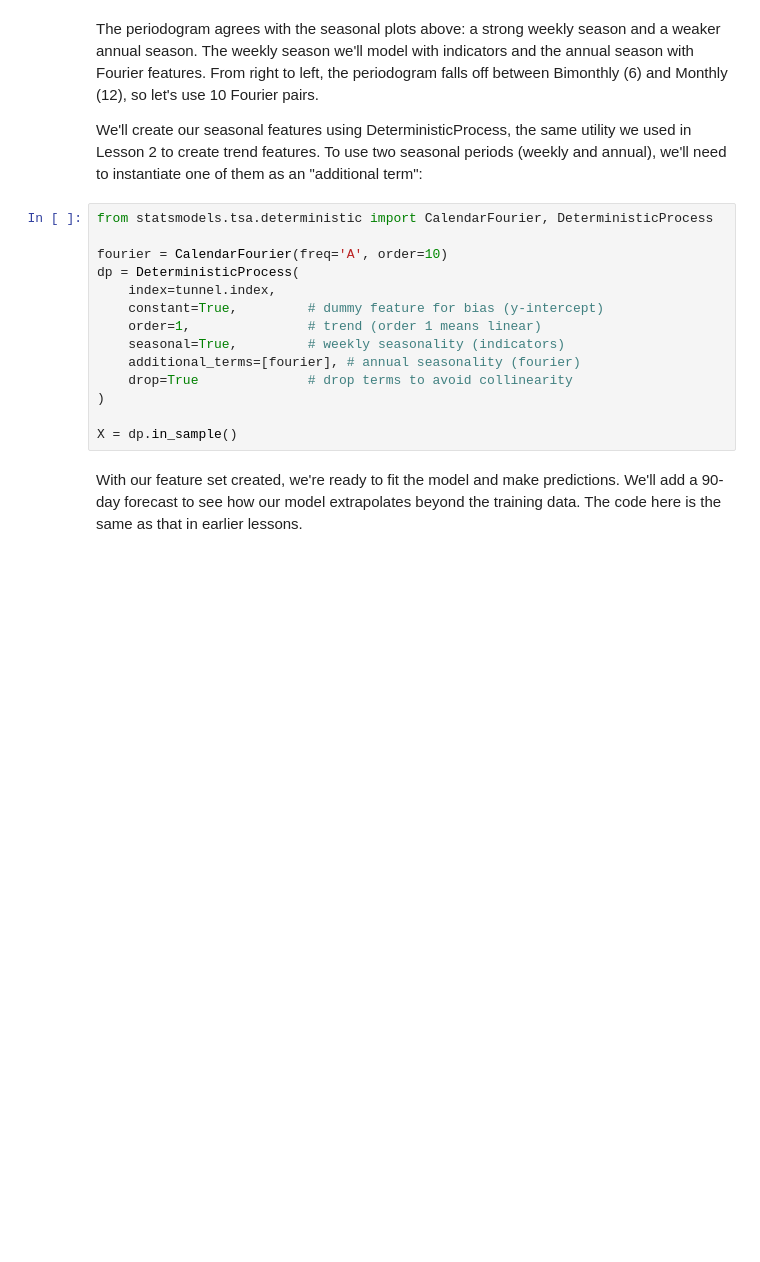
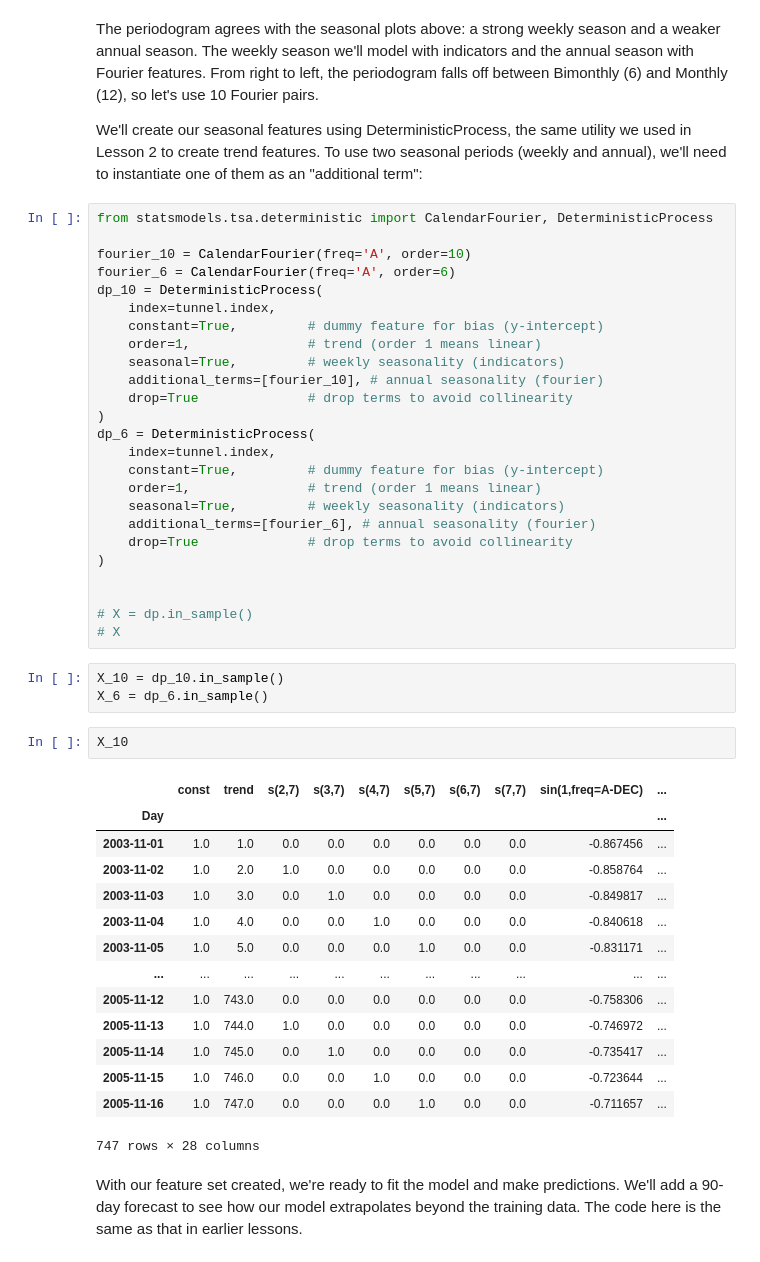
Before and after one commit to OveysSafarnejad/timeseries, a Jupyter notebook: src/intro.ipynb, the cells around one changed output. Cells and saved outputs as stored; diff of their text form; blank space fills up the shorter version.

Commit message:
Working with peiodogram to identify number of fourier pairs

```diff
--- a/src/intro.ipynb
+++ b/src/intro.ipynb
@@ -379,17 +379,48 @@ We'll create our seasonal features using DeterministicProcess, the same utility
 # %%
 from statsmodels.tsa.deterministic import CalendarFourier, DeterministicProcess
 
-fourier = CalendarFourier(freq='A', order=10)
-dp = DeterministicProcess(
+fourier_10 = CalendarFourier(freq='A', order=10)
+fourier_6 = CalendarFourier(freq='A', order=6)
+dp_10 = DeterministicProcess(
     index=tunnel.index,
     constant=True,         # dummy feature for bias (y-intercept)
     order=1,               # trend (order 1 means linear)
     seasonal=True,         # weekly seasonality (indicators)
-    additional_terms=[fourier], # annual seasonality (fourier)
+    additional_terms=[fourier_10], # annual seasonality (fourier)
+    drop=True              # drop terms to avoid collinearity
+)
+dp_6 = DeterministicProcess(
+    index=tunnel.index,
+    constant=True,         # dummy feature for bias (y-intercept)
+    order=1,               # trend (order 1 means linear)
+    seasonal=True,         # weekly seasonality (indicators)
+    additional_terms=[fourier_6], # annual seasonality (fourier)
     drop=True              # drop terms to avoid collinearity
 )
 
-X = dp.in_sample()
+
+# X = dp.in_sample()
+# X
+# %%
+X_10 = dp_10.in_sample()
+X_6 = dp_6.in_sample()
+# %%
+X_10
+# %% [output]
+|  | const | trend | s(2,7) | s(3,7) | s(4,7) | s(5,7) | s(6,7) | s(7,7) | sin(1,freq=A-DEC) | ... |
+| Day |  |  |  |  |  |  |  |  |  | ... |
+| 2003-11-01 | 1.0 | 1.0 | 0.0 | 0.0 | 0.0 | 0.0 | 0.0 | 0.0 | -0.867456 | ... |
+| 2003-11-02 | 1.0 | 2.0 | 1.0 | 0.0 | 0.0 | 0.0 | 0.0 | 0.0 | -0.858764 | ... |
+| 2003-11-03 | 1.0 | 3.0 | 0.0 | 1.0 | 0.0 | 0.0 | 0.0 | 0.0 | -0.849817 | ... |
+| 2003-11-04 | 1.0 | 4.0 | 0.0 | 0.0 | 1.0 | 0.0 | 0.0 | 0.0 | -0.840618 | ... |
+| 2003-11-05 | 1.0 | 5.0 | 0.0 | 0.0 | 0.0 | 1.0 | 0.0 | 0.0 | -0.831171 | ... |
+| ... | ... | ... | ... | ... | ... | ... | ... | ... | ... | ... |
+| 2005-11-12 | 1.0 | 743.0 | 0.0 | 0.0 | 0.0 | 0.0 | 0.0 | 0.0 | -0.758306 | ... |
+| 2005-11-13 | 1.0 | 744.0 | 1.0 | 0.0 | 0.0 | 0.0 | 0.0 | 0.0 | -0.746972 | ... |
+| 2005-11-14 | 1.0 | 745.0 | 0.0 | 1.0 | 0.0 | 0.0 | 0.0 | 0.0 | -0.735417 | ... |
+| 2005-11-15 | 1.0 | 746.0 | 0.0 | 0.0 | 1.0 | 0.0 | 0.0 | 0.0 | -0.723644 | ... |
+| 2005-11-16 | 1.0 | 747.0 | 0.0 | 0.0 | 0.0 | 1.0 | 0.0 | 0.0 | -0.711657 | ... |
+747 rows × 28 columns
 # %% [markdown]
 With our feature set created, we're ready to fit the model and make predictions. We'll add a 90-day forecast to see how our model extrapolates beyond the training data. The code here is the same as that in earlier lessons.
 # %%
```
Also changed, not shown: parts of 3 cells of this notebook.
